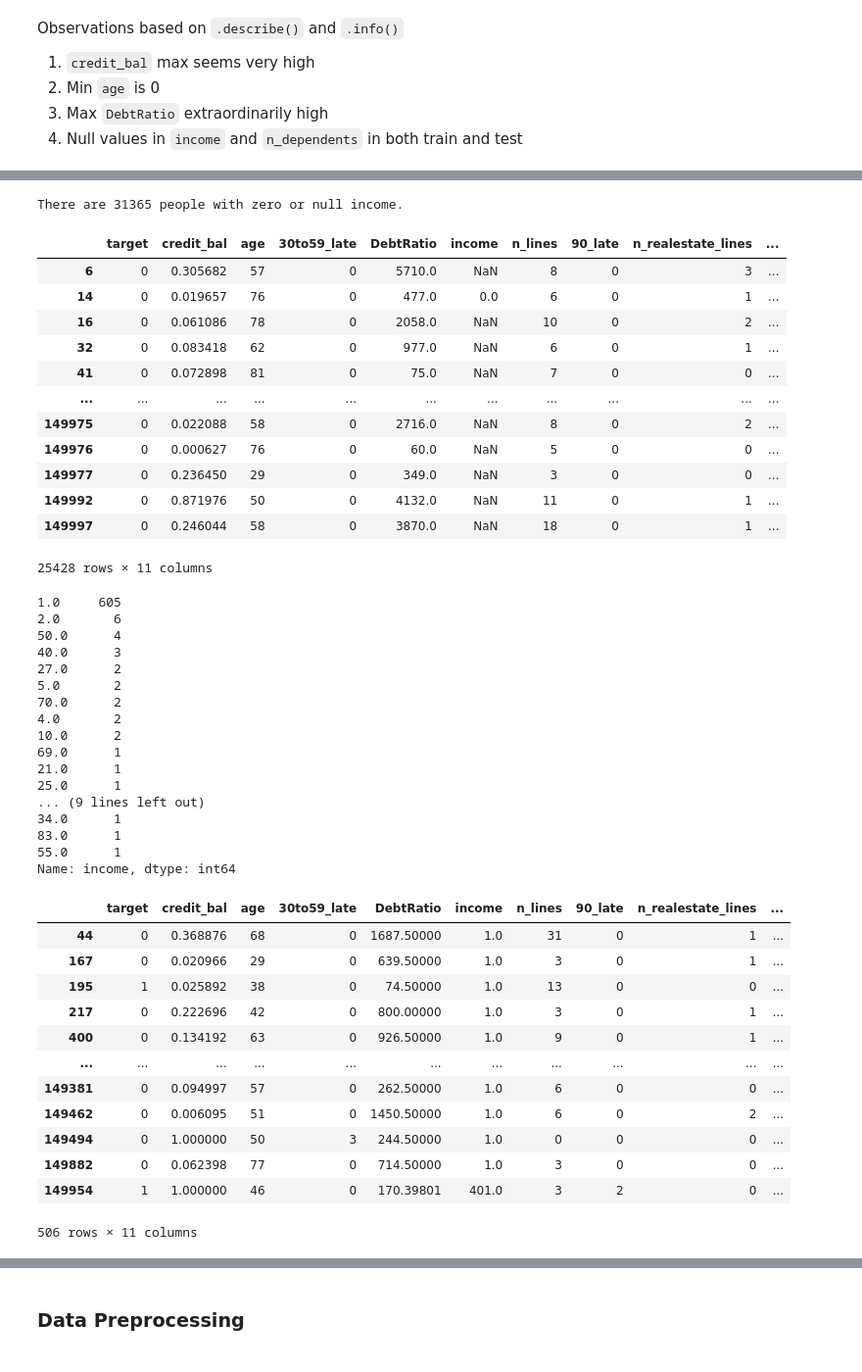
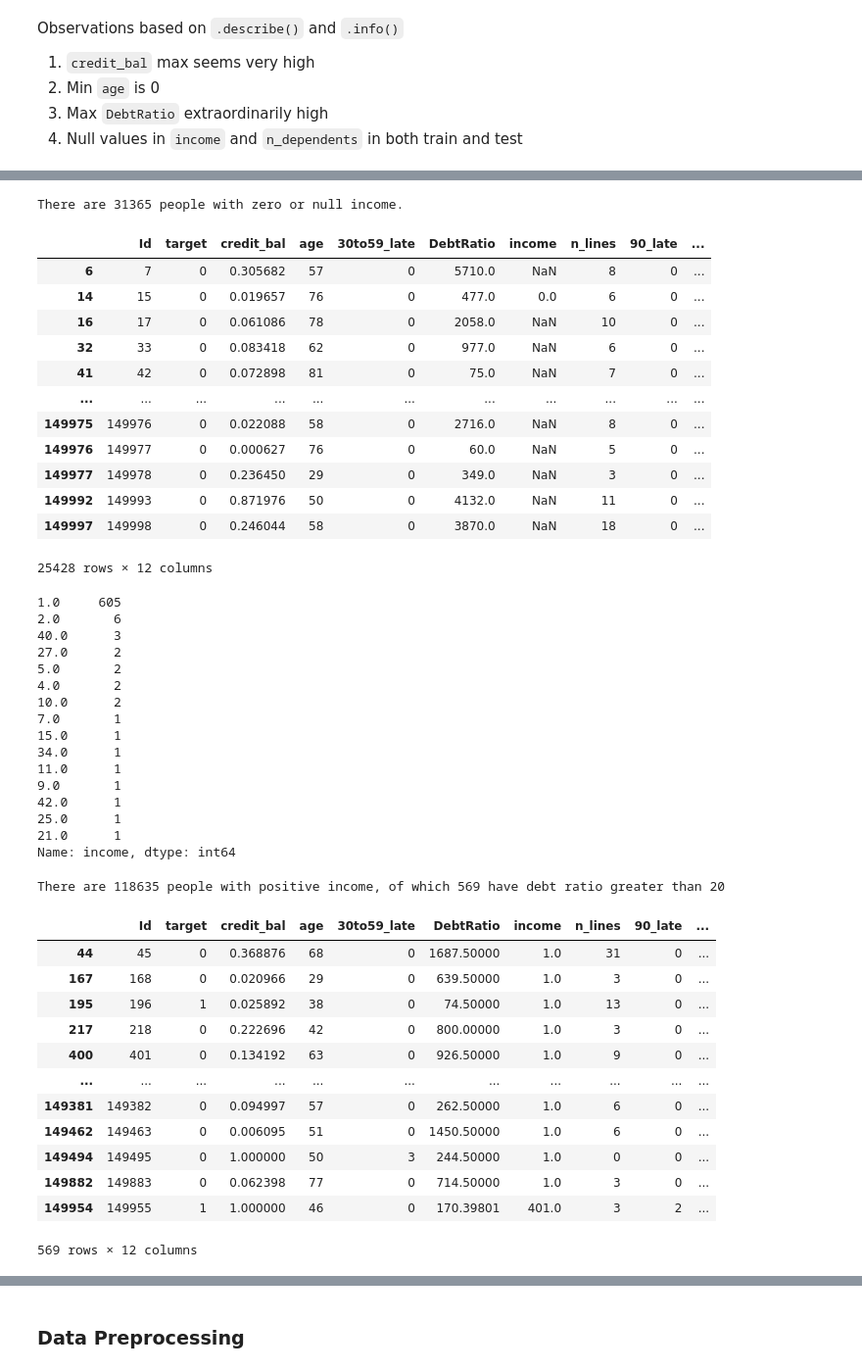
Before and after one commit to davidcjw/kaggle-give-me-some-credit, a Jupyter notebook: Exploratory Data Analysis.ipynb, the cells around one changed output, grey strips where cells are left out. Shown at 98% size. Cells and saved outputs as stored; diff of their text form; code cells hidden in the pictures.

```diff
--- a/Exploratory Data Analysis.ipynb
+++ b/Exploratory Data Analysis.ipynb
@@ -49,7 +59,6 @@ col_mapping = columns={
 
 train.rename(columns=col_mapping, inplace=True)
 test.rename(columns=col_mapping, inplace=True)
-train.drop(columns=["Id"], inplace=True)
 test.drop(columns=["target"], inplace=True)
 # %% [markdown]
 ### EDA
@@ -155,61 +165,64 @@ no_income = train[(train.income.isnull()) | (train.income == 0)]
 no_income.query("DebtRatio > 50")
 # %% [output]
 There are 31365 people with zero or null income.
-|  | target | credit_bal | age | 30to59_late | DebtRatio | income | n_lines | 90_late | n_realestate_lines | ... |
-| 6 | 0 | 0.305682 | 57 | 0 | 5710.0 | NaN | 8 | 0 | 3 | ... |
-| 14 | 0 | 0.019657 | 76 | 0 | 477.0 | 0.0 | 6 | 0 | 1 | ... |
-| 16 | 0 | 0.061086 | 78 | 0 | 2058.0 | NaN | 10 | 0 | 2 | ... |
-| 32 | 0 | 0.083418 | 62 | 0 | 977.0 | NaN | 6 | 0 | 1 | ... |
-| 41 | 0 | 0.072898 | 81 | 0 | 75.0 | NaN | 7 | 0 | 0 | ... |
+|  | Id | target | credit_bal | age | 30to59_late | DebtRatio | income | n_lines | 90_late | ... |
+| 6 | 7 | 0 | 0.305682 | 57 | 0 | 5710.0 | NaN | 8 | 0 | ... |
+| 14 | 15 | 0 | 0.019657 | 76 | 0 | 477.0 | 0.0 | 6 | 0 | ... |
+| 16 | 17 | 0 | 0.061086 | 78 | 0 | 2058.0 | NaN | 10 | 0 | ... |
+| 32 | 33 | 0 | 0.083418 | 62 | 0 | 977.0 | NaN | 6 | 0 | ... |
+| 41 | 42 | 0 | 0.072898 | 81 | 0 | 75.0 | NaN | 7 | 0 | ... |
 | ... | ... | ... | ... | ... | ... | ... | ... | ... | ... | ... |
-| 149975 | 0 | 0.022088 | 58 | 0 | 2716.0 | NaN | 8 | 0 | 2 | ... |
-| 149976 | 0 | 0.000627 | 76 | 0 | 60.0 | NaN | 5 | 0 | 0 | ... |
-| 149977 | 0 | 0.236450 | 29 | 0 | 349.0 | NaN | 3 | 0 | 0 | ... |
-| 149992 | 0 | 0.871976 | 50 | 0 | 4132.0 | NaN | 11 | 0 | 1 | ... |
-| 149997 | 0 | 0.246044 | 58 | 0 | 3870.0 | NaN | 18 | 0 | 1 | ... |
+| 149975 | 149976 | 0 | 0.022088 | 58 | 0 | 2716.0 | NaN | 8 | 0 | ... |
+| 149976 | 149977 | 0 | 0.000627 | 76 | 0 | 60.0 | NaN | 5 | 0 | ... |
+| 149977 | 149978 | 0 | 0.236450 | 29 | 0 | 349.0 | NaN | 3 | 0 | ... |
+| 149992 | 149993 | 0 | 0.871976 | 50 | 0 | 4132.0 | NaN | 11 | 0 | ... |
+| 149997 | 149998 | 0 | 0.246044 | 58 | 0 | 3870.0 | NaN | 18 | 0 | ... |
-25428 rows × 11 columns
+25428 rows × 12 columns
 # %%
 with_income = train[~((train.income.isnull()) | (train.income == 0))]
 # %%
 # There are many people with income == 1
-train.query('income > 0 & income < 100').income.value_counts()
+train.query('income > 0 & income < 50').income.value_counts()
 # %% [output]
 1.0     605
 2.0       6
-50.0      4
 40.0      3
 27.0      2
 5.0       2
-70.0      2
 4.0       2
 10.0      2
-69.0      1
+7.0       1
+15.0      1
+34.0      1
+11.0      1
+9.0       1
+42.0      1
+25.0      1
 21.0      1
-25.0      1
-... (9 lines left out)
-34.0      1
-83.0      1
-55.0      1
 Name: income, dtype: int64
 # %%
 # People with positive income have very high `DebtRatio` because their income is extremely low
 # but have substantial debt -> It would probably make sense to use either `DebtRatio` OR `income`
 # instead of both
-with_income.query('DebtRatio > 50')
+DR_threshold = 20
+print(f"There are {with_income.shape[0]} people with positive income, of which "
+      f"{with_income.query('DebtRatio > @DR_threshold').shape[0]} have debt ratio greater than {DR_threshold}")
+with_income.query('DebtRatio > @DR_threshold')
 # %% [output]
+There are 118635 people with positive income, of which 569 have debt ratio greater than 20
-|  | target | credit_bal | age | 30to59_late | DebtRatio | income | n_lines | 90_late | n_realestate_lines | ... |
-| 44 | 0 | 0.368876 | 68 | 0 | 1687.50000 | 1.0 | 31 | 0 | 1 | ... |
-| 167 | 0 | 0.020966 | 29 | 0 | 639.50000 | 1.0 | 3 | 0 | 1 | ... |
-| 195 | 1 | 0.025892 | 38 | 0 | 74.50000 | 1.0 | 13 | 0 | 0 | ... |
-| 217 | 0 | 0.222696 | 42 | 0 | 800.00000 | 1.0 | 3 | 0 | 1 | ... |
-| 400 | 0 | 0.134192 | 63 | 0 | 926.50000 | 1.0 | 9 | 0 | 1 | ... |
+|  | Id | target | credit_bal | age | 30to59_late | DebtRatio | income | n_lines | 90_late | ... |
+| 44 | 45 | 0 | 0.368876 | 68 | 0 | 1687.50000 | 1.0 | 31 | 0 | ... |
+| 167 | 168 | 0 | 0.020966 | 29 | 0 | 639.50000 | 1.0 | 3 | 0 | ... |
+| 195 | 196 | 1 | 0.025892 | 38 | 0 | 74.50000 | 1.0 | 13 | 0 | ... |
+| 217 | 218 | 0 | 0.222696 | 42 | 0 | 800.00000 | 1.0 | 3 | 0 | ... |
+| 400 | 401 | 0 | 0.134192 | 63 | 0 | 926.50000 | 1.0 | 9 | 0 | ... |
 | ... | ... | ... | ... | ... | ... | ... | ... | ... | ... | ... |
-| 149381 | 0 | 0.094997 | 57 | 0 | 262.50000 | 1.0 | 6 | 0 | 0 | ... |
-| 149462 | 0 | 0.006095 | 51 | 0 | 1450.50000 | 1.0 | 6 | 0 | 2 | ... |
-| 149494 | 0 | 1.000000 | 50 | 3 | 244.50000 | 1.0 | 0 | 0 | 0 | ... |
-| 149882 | 0 | 0.062398 | 77 | 0 | 714.50000 | 1.0 | 3 | 0 | 0 | ... |
-| 149954 | 1 | 1.000000 | 46 | 0 | 170.39801 | 401.0 | 3 | 2 | 0 | ... |
+| 149381 | 149382 | 0 | 0.094997 | 57 | 0 | 262.50000 | 1.0 | 6 | 0 | ... |
+| 149462 | 149463 | 0 | 0.006095 | 51 | 0 | 1450.50000 | 1.0 | 6 | 0 | ... |
+| 149494 | 149495 | 0 | 1.000000 | 50 | 3 | 244.50000 | 1.0 | 0 | 0 | ... |
+| 149882 | 149883 | 0 | 0.062398 | 77 | 0 | 714.50000 | 1.0 | 3 | 0 | ... |
+| 149954 | 149955 | 1 | 1.000000 | 46 | 0 | 170.39801 | 401.0 | 3 | 2 | ... |
-506 rows × 11 columns
+569 rows × 12 columns
 # %%
 # Analysing null values in `n_dependents`
 # It is hard to deduce why these values might be NaN, might impute with mode
```
Also changed, not shown: parts of 25 cells of this notebook, 1 other file.
